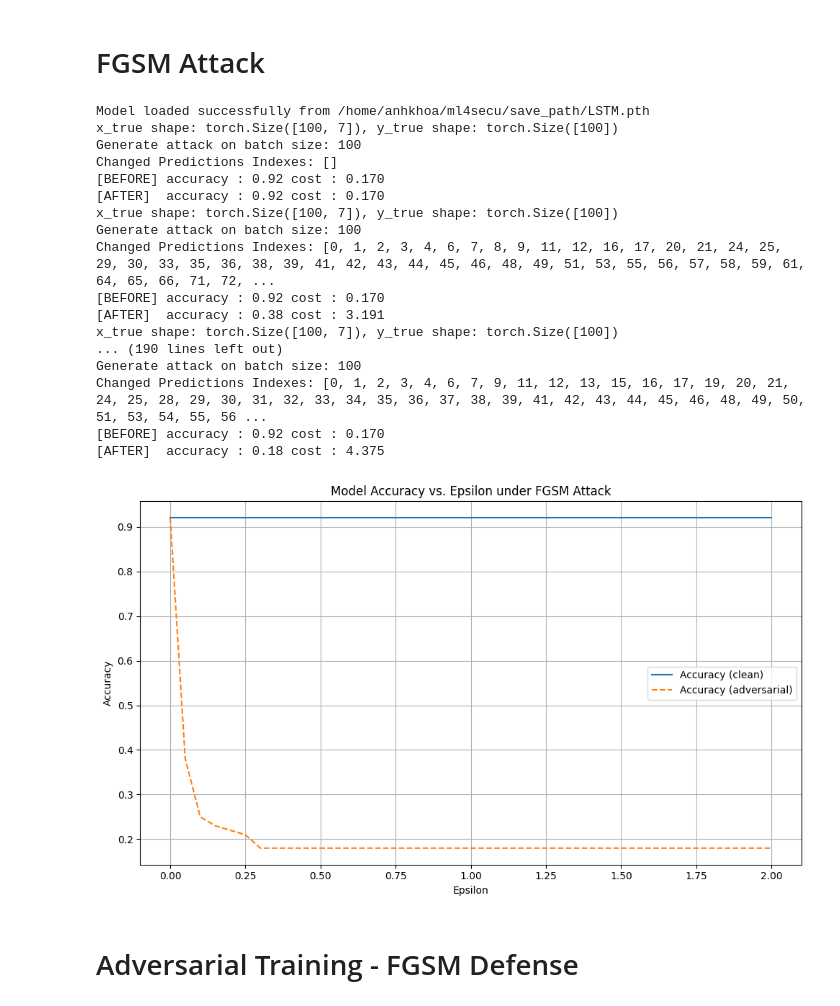
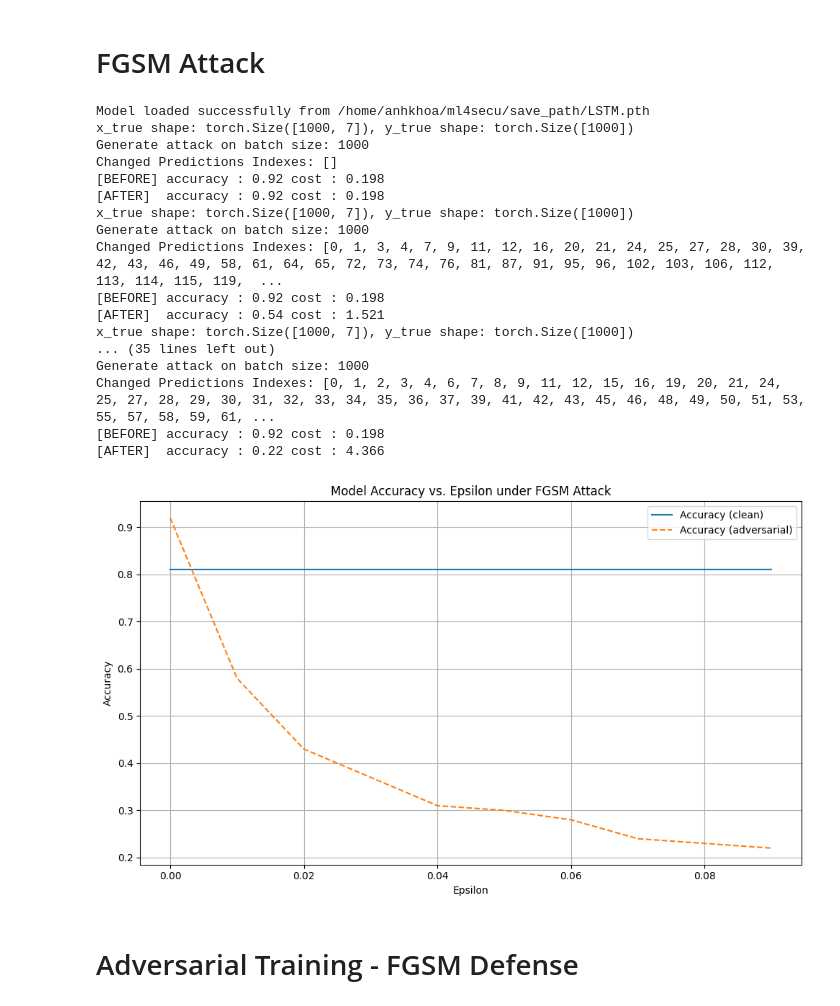
Before and after one commit to Wnhatt/frau_detec_DL, a Jupyter notebook: evaluation.ipynb, the cells around one changed output. Saved outputs shown, nothing was run; the diff lists cells and outputs as text; code cells hidden in the pictures.

```diff
--- a/evaluation.ipynb
+++ b/evaluation.ipynb
@@ -61,50 +61,50 @@ criterion = nn.CrossEntropyLoss()
 accuracy_list = []
 accuracy_before_defense_adv_list = []
 
-for epsilon in np.arange(0, 2.05, 0.05):
+for epsilon in np.arange(0, 0.11, 0.01):
     accuracy, accuracy_adv = solver.generate(
-        num_sample=100,
+        num_sample=1000,
         target=None,
         epsilon=epsilon,
-        alpha=0.03,
+        alpha=0.01,
         iteration=10
     )
     accuracy_list.append(accuracy)
     accuracy_before_defense_adv_list.append(accuracy_adv)
 # %% [output]
 Model loaded successfully from /home/anhkhoa/ml4secu/save_path/LSTM.pth
-x_true shape: torch.Size([100, 7]), y_true shape: torch.Size([100])
-Generate attack on batch size: 100
+x_true shape: torch.Size([1000, 7]), y_true shape: torch.Size([1000])
+Generate attack on batch size: 1000
 Changed Predictions Indexes: []
-[BEFORE] accuracy : 0.92 cost : 0.170
-[AFTER]  accuracy : 0.92 cost : 0.170
-x_true shape: torch.Size([100, 7]), y_true shape: torch.Size([100])
-Generate attack on batch size: 100
-Changed Predictions Indexes: [0, 1, 2, 3, 4, 6, 7, 8, 9, 11, 12, 16, 17, 20, 21, 24, 25, 29, 30, 33, 35, 36, 38, 39, 41, 42, 43, 44, 45, 46, 48, 49, 51, 53, 55, 56, 57, 58, 59, 61, 64, 65, 66, 71, 72, ...
-[BEFORE] accuracy : 0.92 cost : 0.170
-[AFTER]  accuracy : 0.38 cost : 3.191
-x_true shape: torch.Size([100, 7]), y_true shape: torch.Size([100])
-... (190 lines left out)
-Generate attack on batch size: 100
-Changed Predictions Indexes: [0, 1, 2, 3, 4, 6, 7, 9, 11, 12, 13, 15, 16, 17, 19, 20, 21, 24, 25, 28, 29, 30, 31, 32, 33, 34, 35, 36, 37, 38, 39, 41, 42, 43, 44, 45, 46, 48, 49, 50, 51, 53, 54, 55, 56 ...
-[BEFORE] accuracy : 0.92 cost : 0.170
-[AFTER]  accuracy : 0.18 cost : 4.375
+[BEFORE] accuracy : 0.92 cost : 0.198
+[AFTER]  accuracy : 0.92 cost : 0.198
+x_true shape: torch.Size([1000, 7]), y_true shape: torch.Size([1000])
+Generate attack on batch size: 1000
+Changed Predictions Indexes: [0, 1, 3, 4, 7, 9, 11, 12, 16, 20, 21, 24, 25, 27, 28, 30, 39, 42, 43, 46, 49, 58, 61, 64, 65, 72, 73, 74, 76, 81, 87, 91, 95, 96, 102, 103, 106, 112, 113, 114, 115, 119,  ...
+[BEFORE] accuracy : 0.92 cost : 0.198
+[AFTER]  accuracy : 0.54 cost : 1.521
+x_true shape: torch.Size([1000, 7]), y_true shape: torch.Size([1000])
+... (35 lines left out)
+Generate attack on batch size: 1000
+Changed Predictions Indexes: [0, 1, 2, 3, 4, 6, 7, 8, 9, 11, 12, 15, 16, 19, 20, 21, 24, 25, 27, 28, 29, 30, 31, 32, 33, 34, 35, 36, 37, 39, 41, 42, 43, 45, 46, 48, 49, 50, 51, 53, 55, 57, 58, 59, 61, ...
+[BEFORE] accuracy : 0.92 cost : 0.198
+[AFTER]  accuracy : 0.22 cost : 4.366
 # %%
 import matplotlib.pyplot as plt
-epsilon_values = list(np.arange(0, 2.05, 0.05))
+epsilon_values = list(np.arange(0, 0.11, 0.01))
 # Vẽ biểu đồ
 plt.figure(figsize=(10, 6))
 plt.plot(epsilon_values, accuracy_list, label='Accuracy (clean)')
 plt.plot(epsilon_values, accuracy_before_defense_adv_list, label='Accuracy (adversarial)', linestyle='--')
 plt.xlabel('Epsilon')
 plt.ylabel('Accuracy')
 plt.title('Model Accuracy vs. Epsilon under FGSM Attack')
 plt.legend()
 plt.grid(True)
 plt.tight_layout()
 plt.show()
 # %% [output]
-[figure, old version]
+[figure, new version]
 # %% [markdown]
 # Adversarial Training - FGSM Defense
 # %%
```
Also changed, not shown: parts of 12 cells of this notebook, 13 other files.
